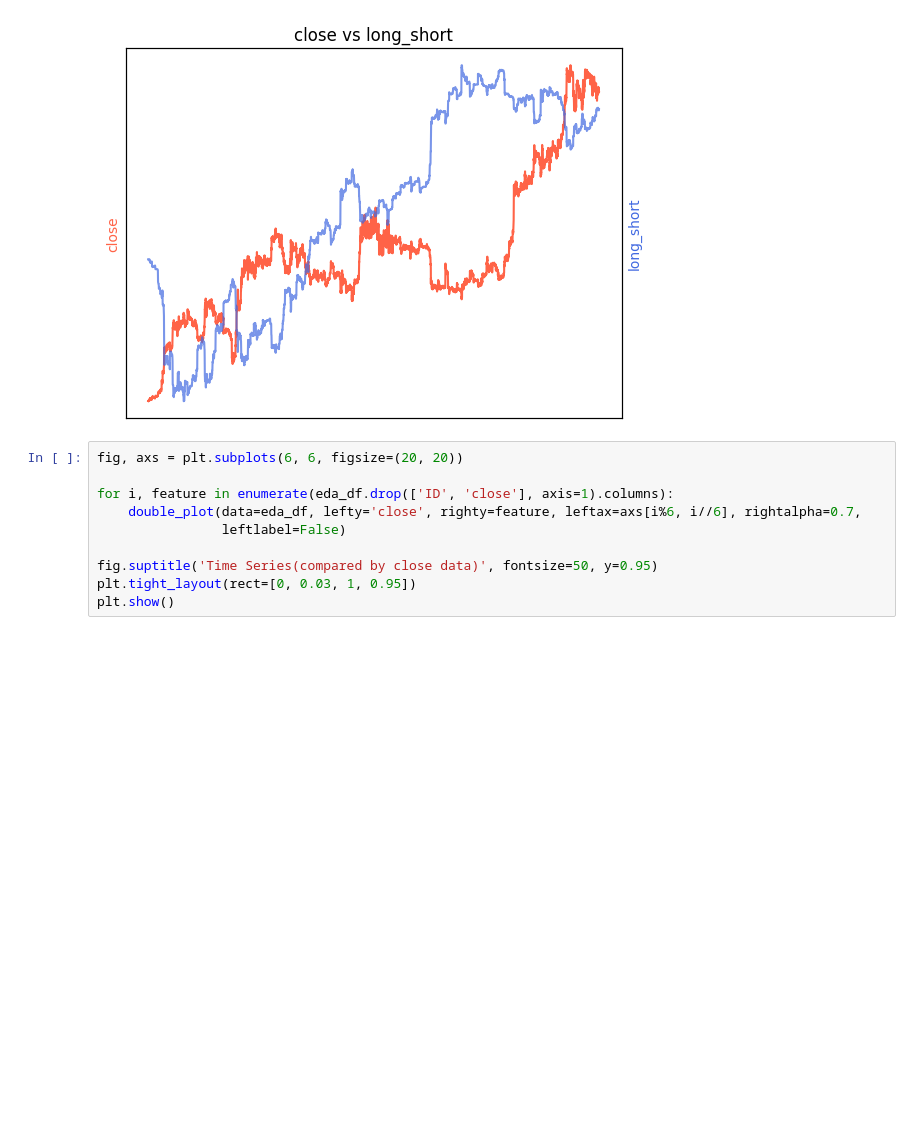
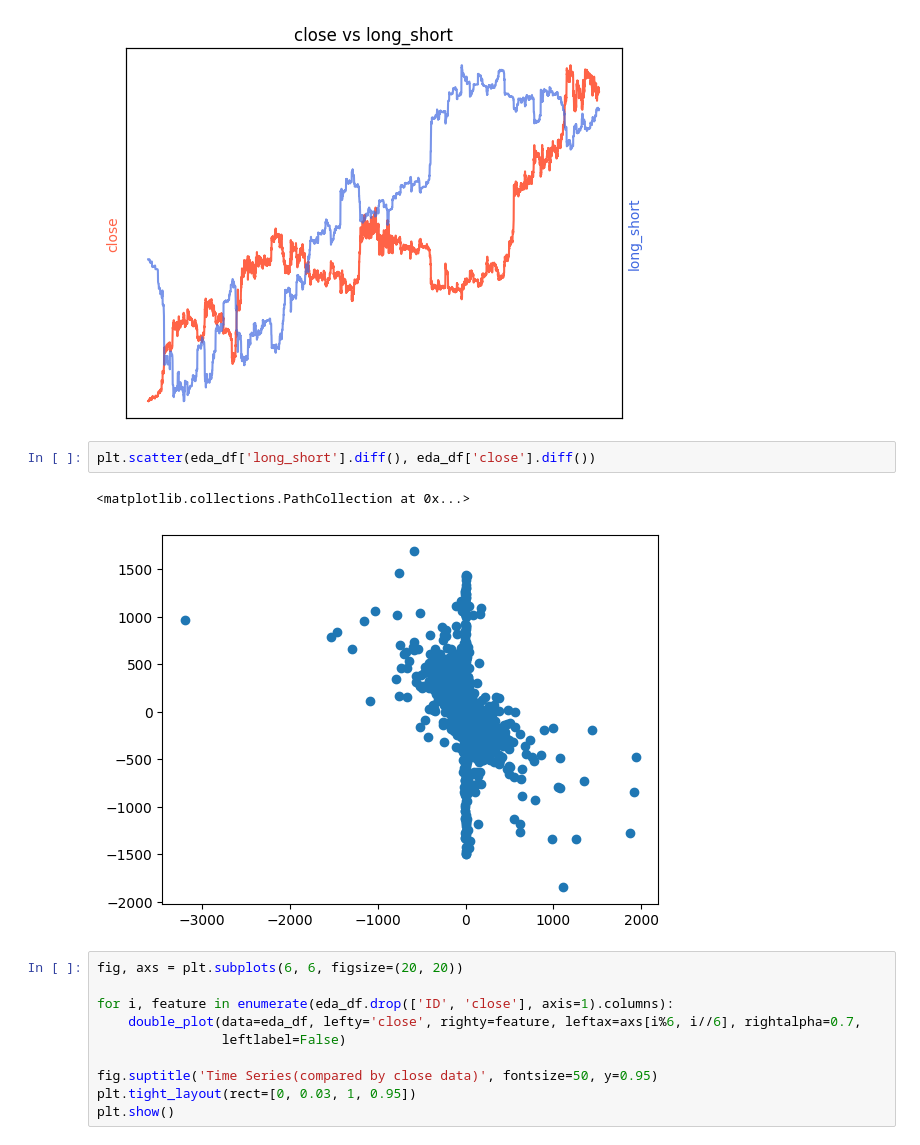
Before and after one commit to boostcampaitech7/level1-classificationinmachinelearning-recsys-03, a Jupyter notebook: code/zerovirus_EDA.ipynb, the cells around one changed output. Cells and saved outputs as stored; diff of their text form; blank space fills up the shorter version.

```diff
--- a/code/zerovirus_EDA.ipynb
+++ b/code/zerovirus_EDA.ipynb
@@ -245,6 +245,11 @@ plt.title('close vs long_short')
 plt.show()
 # %% [output]
 [figure]
+# %%
+plt.scatter(eda_df['long_short'].diff(), eda_df['close'].diff())
+# %% [output]
+<matplotlib.collections.PathCollection at 0x...>
+[figure, added]
 # %%
 fig, axs = plt.subplots(6, 6, figsize=(20, 20))
 
```
Also changed, not shown: parts of 6 cells of this notebook.
